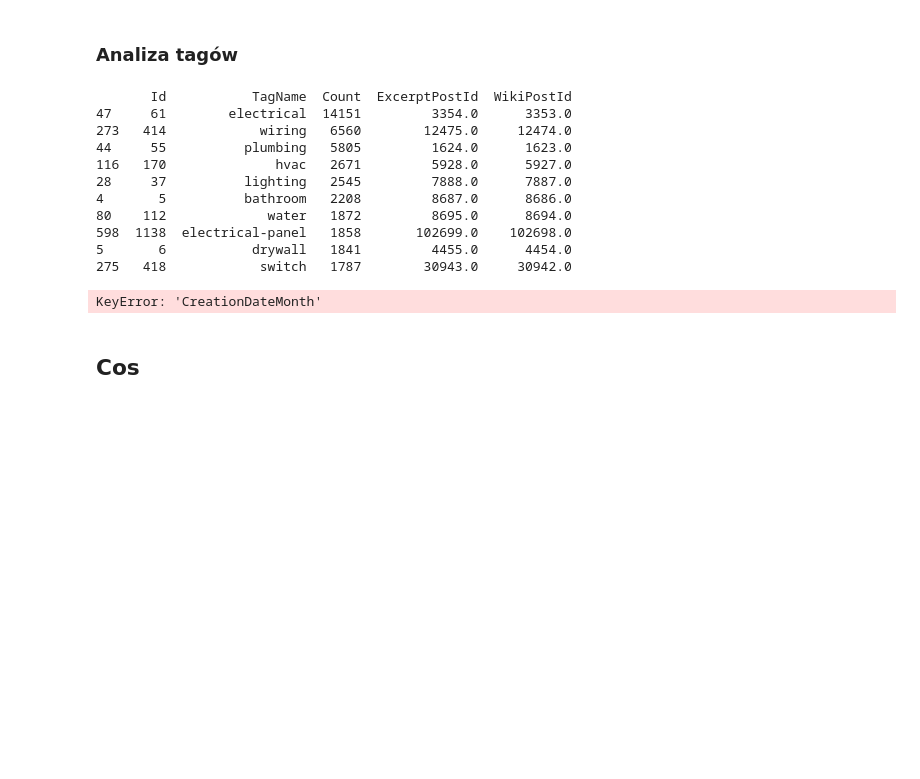
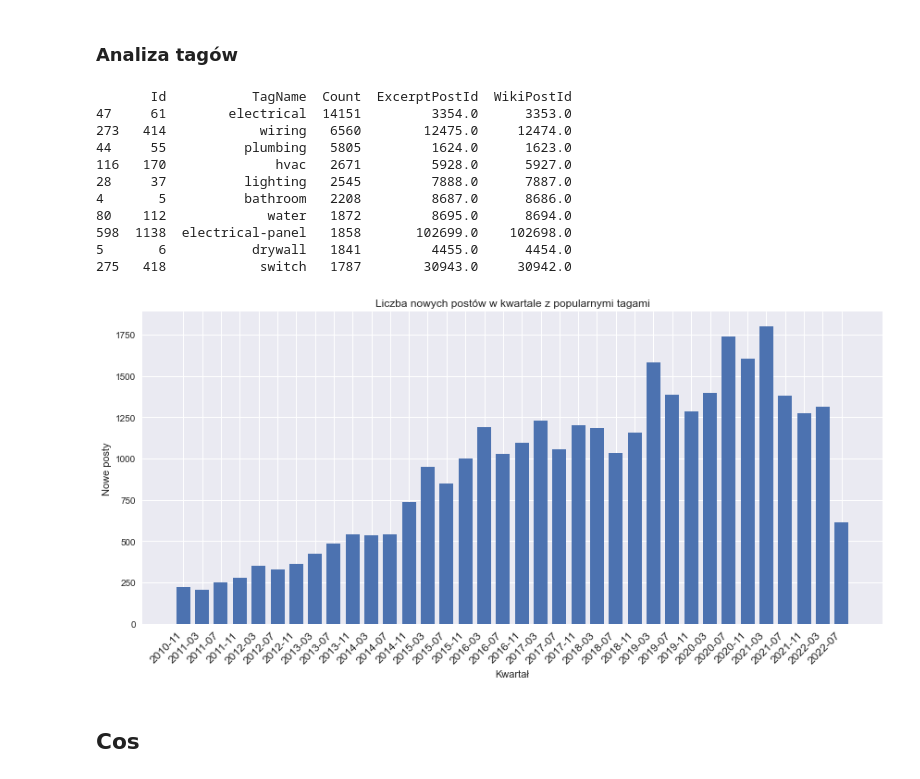
Before and after one commit to nikonowiczp/r_python_pd2, a Jupyter notebook: diy.ipynb, the cells around one changed output. Drawn from its saved outputs; the diff is of its cells as text; code cells hidden in the pictures; blank space fills up the shorter version.

```diff
--- a/diy.ipynb
+++ b/diy.ipynb
@@ -75,34 +75,34 @@ def checkIfInTopTags(row):
 posts["IsInTopTags"]= posts.apply (lambda row: checkIfInTopTags(row), axis=1)
 
 print(topTags)
 
 grouped = posts[posts["IsInTopTags"]==True].groupby(by=posts.CreationDateMonth)['Id'].count().reset_index()
 
 grouped.rename(columns = {'CreationDateMonth':'Month', 'Id':'Count'}, inplace = True)
 grouped.sort_values(by = "Month", ascending=True, inplace=True)
 
 interval = grouped.resample('4m', on='Month').Count.sum()[1:].reset_index()
 fig = plt.subplots(figsize=(12, 6))
 
 plt.bar(interval['Month'], interval['Count'], width = 90)
 plt.xticks(interval['Month'], interval['Count'], rotation=45, fontsize='12', horizontalalignment='right')
 plt.gca().xaxis.set_major_formatter(mdates.DateFormatter('%Y-%m'))
-plt.title('Liczba nowych postów w kwartale')
+plt.title('Liczba nowych postów w kwartale z popularnymi tagami')
 plt.xlabel('Kwartał')
 plt.ylabel('Nowe posty')
 plt.show()
 # %% [output]
        Id           TagName  Count  ExcerptPostId  WikiPostId
 47     61        electrical  14151         3354.0      3353.0
 273   414            wiring   6560        12475.0     12474.0
 44     55          plumbing   5805         1624.0      1623.0
 116   170              hvac   2671         5928.0      5927.0
 28     37          lighting   2545         7888.0      7887.0
 4       5          bathroom   2208         8687.0      8686.0
 80    112             water   1872         8695.0      8694.0
 598  1138  electrical-panel   1858       102699.0    102698.0
 5       6           drywall   1841         4455.0      4454.0
 275   418            switch   1787        30943.0     30942.0
-KeyError: 'CreationDateMonth'
+[figure, added]
 # %% [markdown]
 ## Cos
```
Also changed, not shown: 1 other file.
